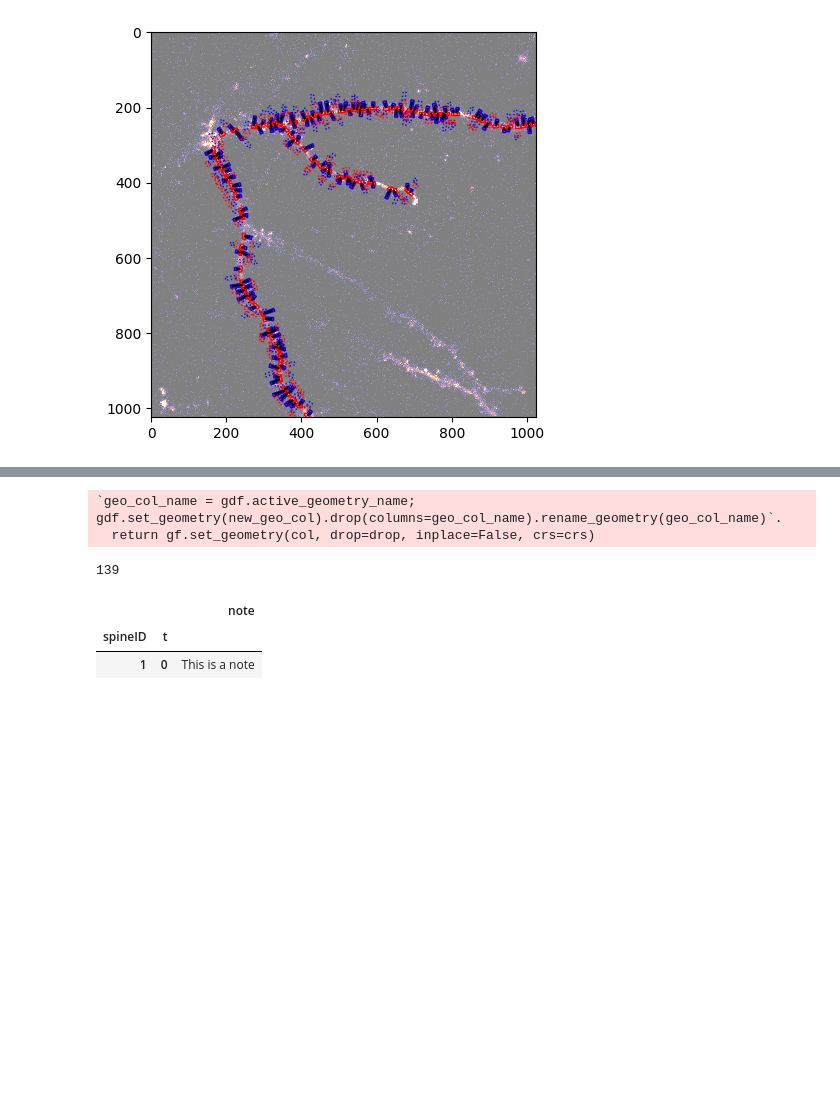
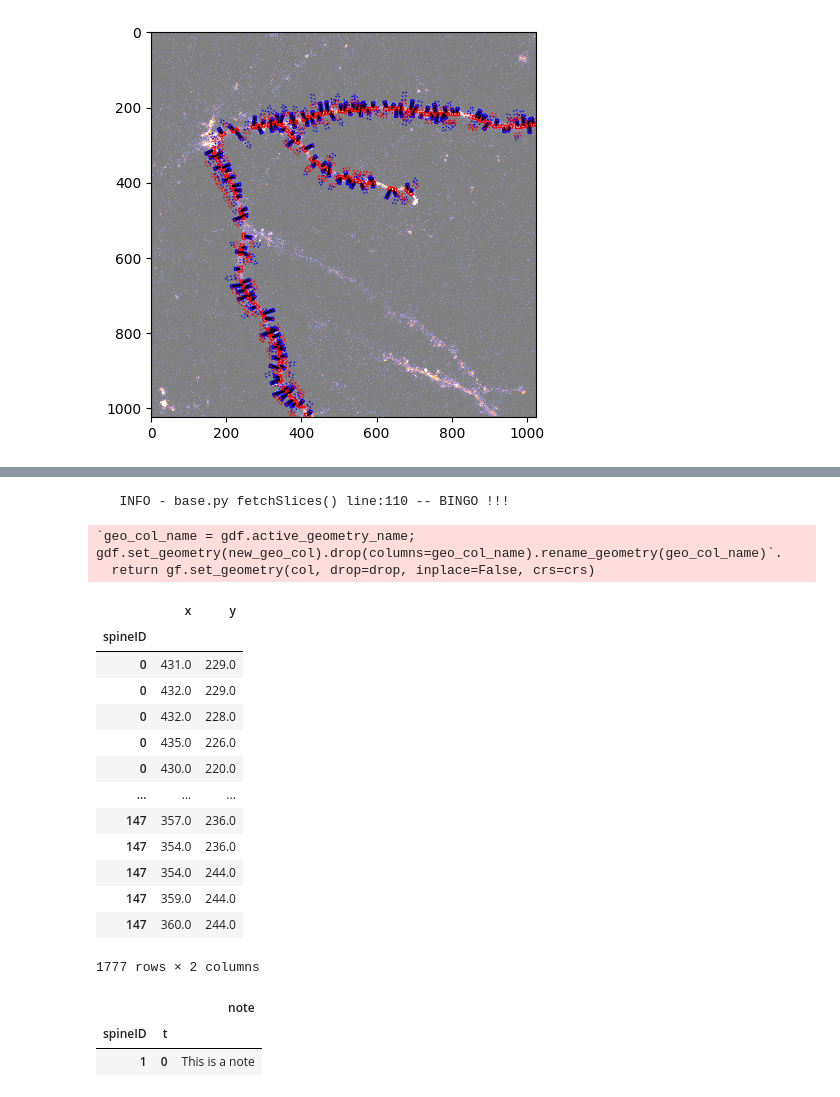
Before and after one commit to mapmanager/MapManagerCore, a Jupyter notebook: examples/example.ipynb, the cells around one changed output, grey strips where cells are left out. Cells and saved outputs as stored; diff of their text form; code cells hidden in the pictures; blank space fills up the shorter version.

```diff
--- a/examples/example.ipynb
+++ b/examples/example.ipynb
@@ -71,22 +69,40 @@ map.points[["roiStatsBg_ch1_max", "roiStatsBg_ch2_max", "roiStats_ch1_max", "roi
 # %%
 timePoint = map.getTimePoint(0)
 id = timePoint.addSpine(segmentId=0, x=1,y=2,z=3)
 # timePoint.moveAnchor(spineId=id, x=1, y=1, z=3)
 # timePoint.moveSpine(spineId=id, x=1, y=1, z=3)
 # timePoint.deleteSpine(id)
 # timePoint.undo()
 # timePoint.redo()
 # timePoint.updateSpine(spineId=id, value={
 #   "f": 1,
 # })
 # timePoint.undo()
 # timePoint.translateBackgroundRoi()
 # timePoint.deleteSegment("")
 id
+
+# abb
+timePoint.points["roi"].get_coordinates()
+timePoint.points["roiBase"].get_coordinates()['x']
 # %% [output]
-`geo_col_name = gdf.active_geometry_name; gdf.set_geometry(new_geo_col).drop(columns=geo_col_name).rename_geometry(geo_col_name)`.
-  return gf.set_geometry(col, drop=drop, inplace=False, crs=crs)
+   INFO - base.py fetchSlices() line:110 -- BINGO !!!
-139
+`geo_col_name = gdf.active_geometry_name; gdf.set_geometry(new_geo_col).drop(columns=geo_col_name).rename_geometry(geo_col_name)`.
+  return gf.set_geometry(col, drop=drop, inplace=False, crs=crs)
+|  | x | y |
+| spineID |  |  |
+| 0 | 431.0 | 229.0 |
+| 0 | 432.0 | 229.0 |
+| 0 | 432.0 | 228.0 |
+| 0 | 435.0 | 226.0 |
+| 0 | 430.0 | 220.0 |
+| ... | ... | ... |
+| 147 | 357.0 | 236.0 |
+| 147 | 354.0 | 236.0 |
+| 147 | 354.0 | 244.0 |
+| 147 | 359.0 | 244.0 |
+| 147 | 360.0 | 244.0 |
+1777 rows × 2 columns
 # %%
 from mapmanagercore.schemas.spine import Spine
 
```
Also changed, not shown: parts of 4 cells of this notebook, 10 other files.
